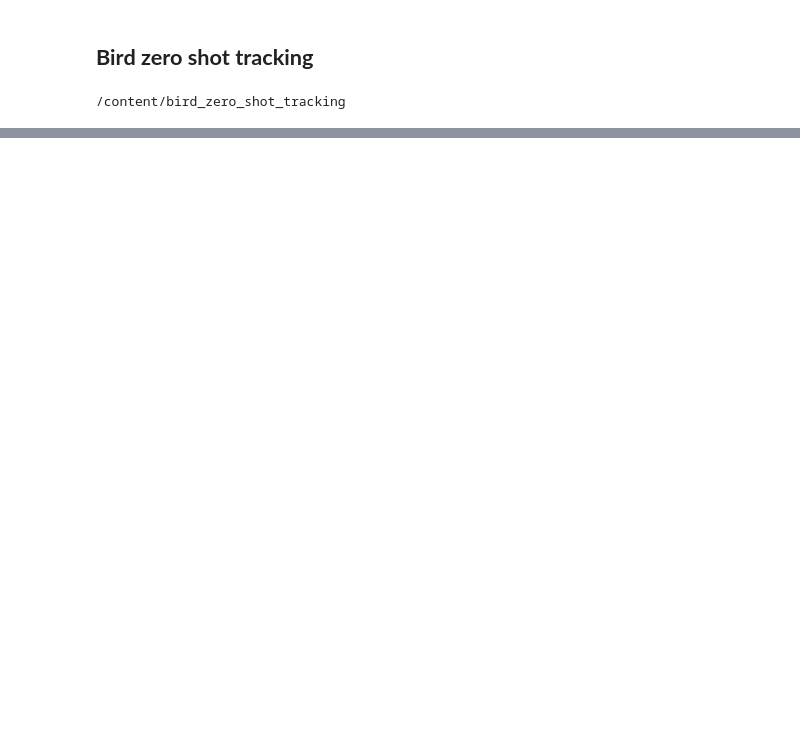
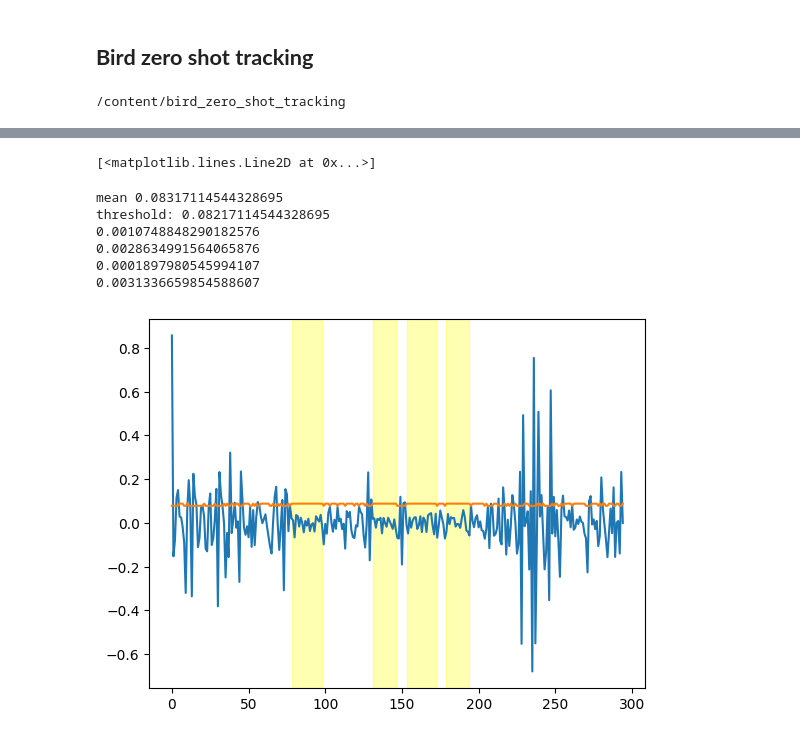
Before and after one commit to mxbastidasr/bird_zero_shot_tracking, a Jupyter notebook: notebooks/bird_zero_shot_tracking.ipynb, the cells around one changed output, grey strips where cells are left out. Drawn from its saved outputs; the diff is of its cells as text; code cells hidden in the pictures; blank space fills up the shorter version.

```diff
--- a/notebooks/bird_zero_shot_tracking.ipynb
+++ b/notebooks/bird_zero_shot_tracking.ipynb
@@ -133,0 +213,38 @@ True
+# %%
+pause_th = 0.001
+diff_iou = group['diff_iou']
+mean = np.array(abs(np.array(diff_iou))).mean()
+print('mean', mean)
+print('threshold:',mean - pause_th)
+plat = [mean + 0.005 if 0 <= abs(value) <= mean- mean*.2 else mean - 0.005 for value in diff_iou]
+
+res = []
+idx = 0
+
+while idx < (len(plat)):
+    strt_pos = idx
+    val = plat[idx]
+
+    # Getting last position
+    while (idx < len(plat) and plat[idx] == val):
+        idx += 1
+    end_pos = idx - 1
+
+    # Appending in format [element, start, end position]
+    res.append((val, strt_pos, end_pos))
+pause_range = [(init, fin) for (value, init, fin) in res if (fin-init>=10) and (value==mean+0.005)]
+pause = np.array([None for _ in range(len(plat))])
+for idx, (init, fin) in enumerate(pause_range):
+    plt.axvspan(init,fin, color='yellow', alpha=0.3, label = "_"*idx + 'predicted pause')
+    print(np.mean(diff_iou[init: fin]))
+plt.plot( group["diff_iou"].values)
+plt.plot(plat)
+# %% [output]
+[<matplotlib.lines.Line2D at 0x...>]
+mean 0.08317114544328695
+threshold: 0.08217114544328695
+0.0010748848290182576
+0.0028634991564065876
+0.0001897980545994107
+0.0031336659854588607
+[figure, added]
```
Also changed, not shown: parts of 16 cells of this notebook.
